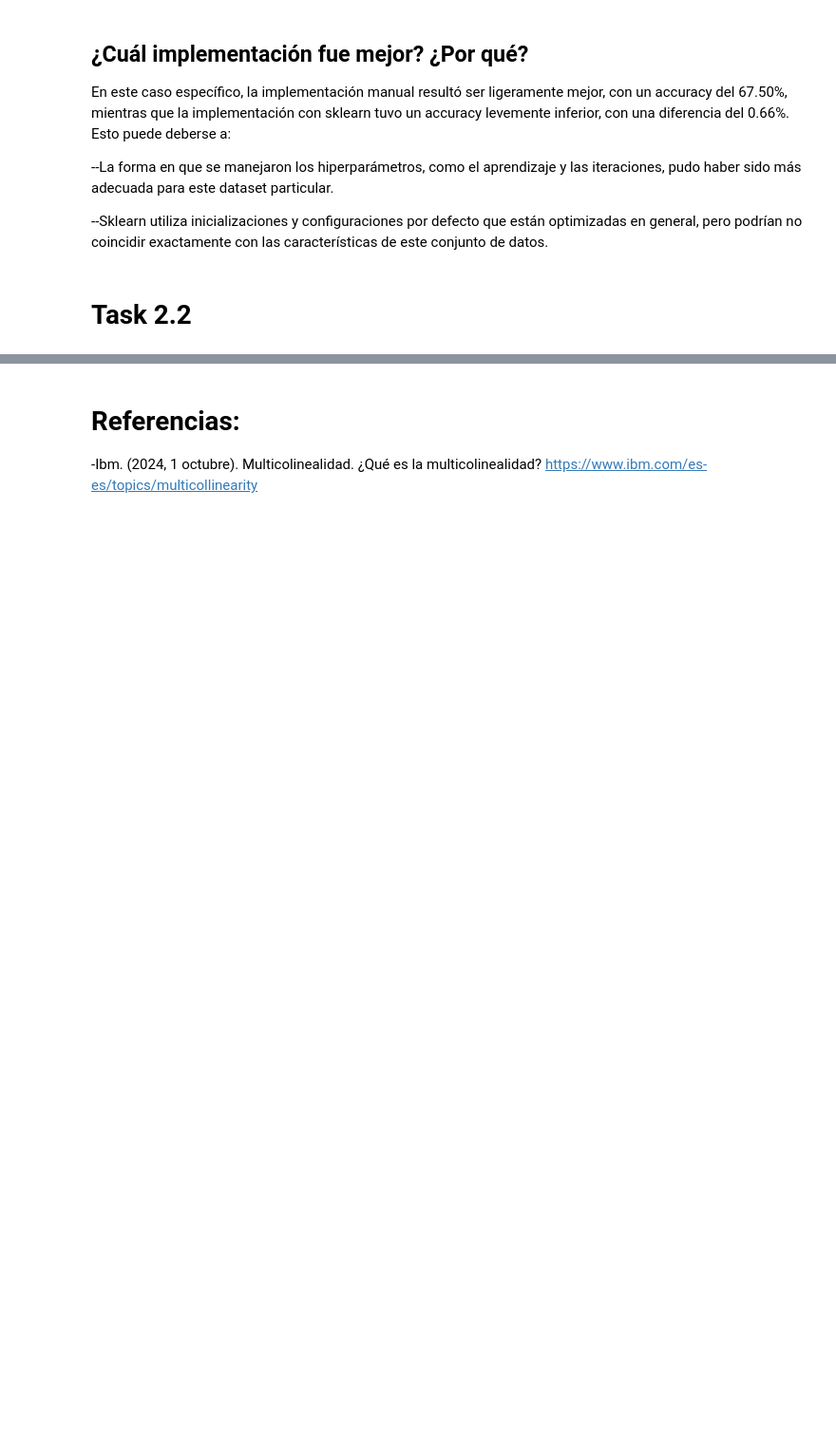
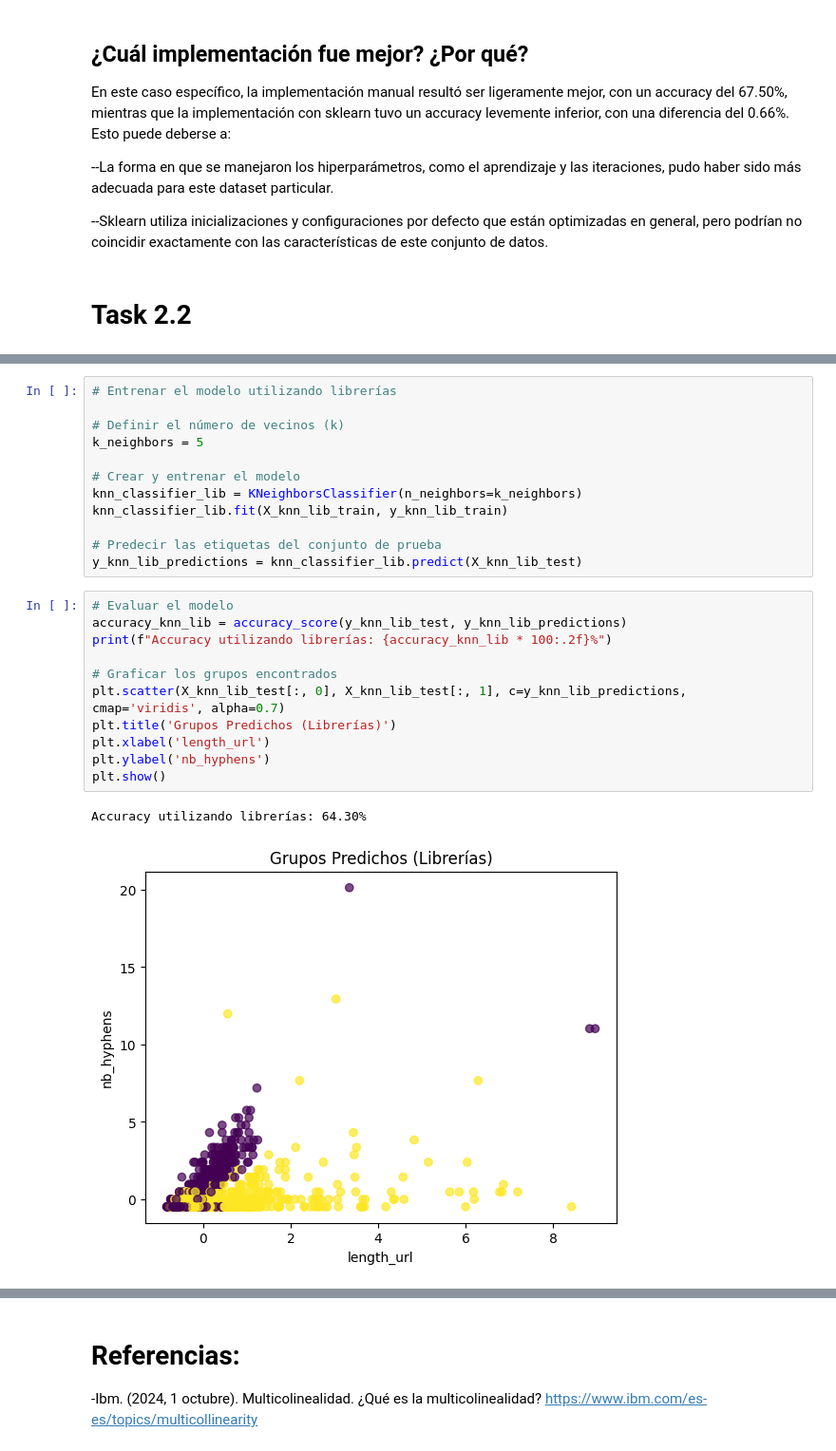
Before and after one commit to mar22266/LABORATORIOS-IA, a Jupyter notebook: Laboratorio01/lab1.ipynb, the cells around one changed output, grey strips where cells are left out. Shown at 95% size. Cells and saved outputs as stored; diff of their text form; blank space fills up the shorter version.

```diff
--- a/Laboratorio01/lab1.ipynb
+++ b/Laboratorio01/lab1.ipynb
@@ -284,0 +422,26 @@ En este caso específico, la implementación manual resultó ser ligeramente mej
+# %%
+# Entrenar el modelo utilizando librerías
+
+# Definir el número de vecinos (k)
+k_neighbors = 5
+
+# Crear y entrenar el modelo
+knn_classifier_lib = KNeighborsClassifier(n_neighbors=k_neighbors)
+knn_classifier_lib.fit(X_knn_lib_train, y_knn_lib_train)
+
+# Predecir las etiquetas del conjunto de prueba
+y_knn_lib_predictions = knn_classifier_lib.predict(X_knn_lib_test)
+# %%
+# Evaluar el modelo
+accuracy_knn_lib = accuracy_score(y_knn_lib_test, y_knn_lib_predictions)
+print(f"Accuracy utilizando librerías: {accuracy_knn_lib * 100:.2f}%")
+
+# Graficar los grupos encontrados
+plt.scatter(X_knn_lib_test[:, 0], X_knn_lib_test[:, 1], c=y_knn_lib_predictions, cmap='viridis', alpha=0.7)
+plt.title('Grupos Predichos (Librerías)')
+plt.xlabel('length_url')
+plt.ylabel('nb_hyphens')
+plt.show()
+# %% [output]
+Accuracy utilizando librerías: 64.30%
+[figure, added]
```
Also changed, not shown: parts of 12 cells of this notebook.
